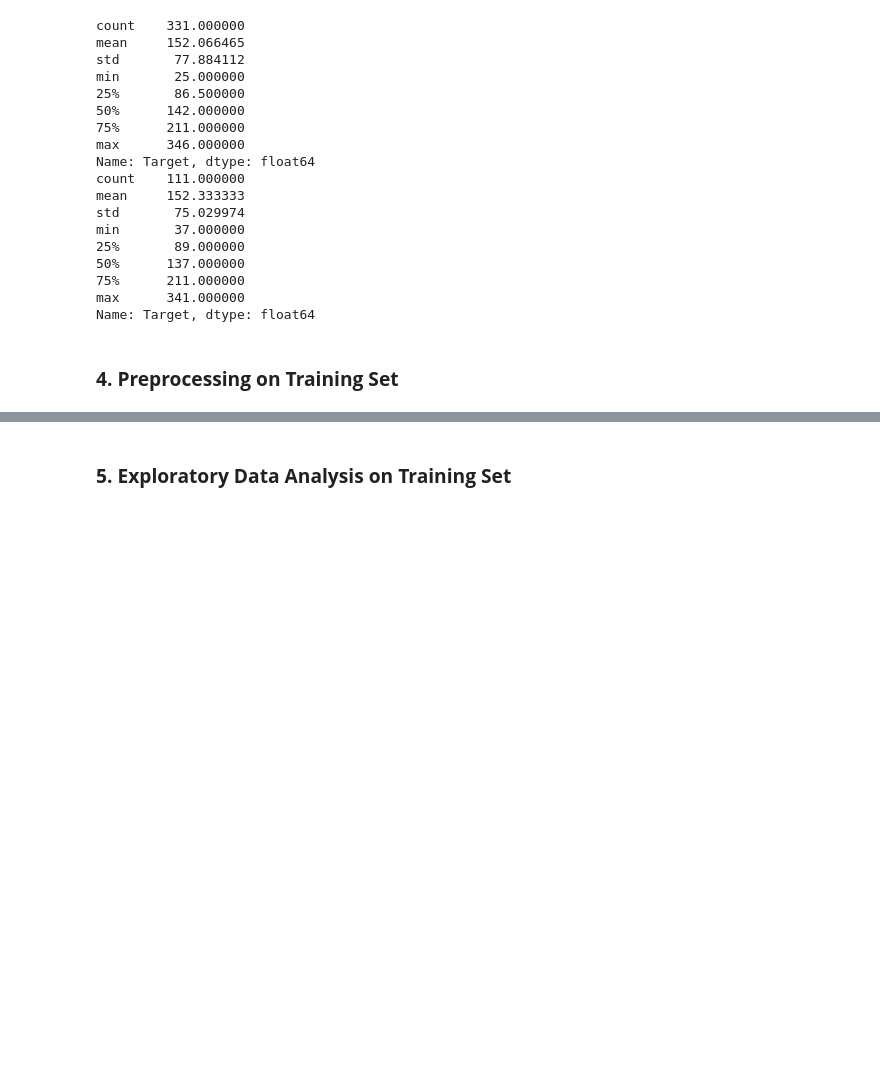
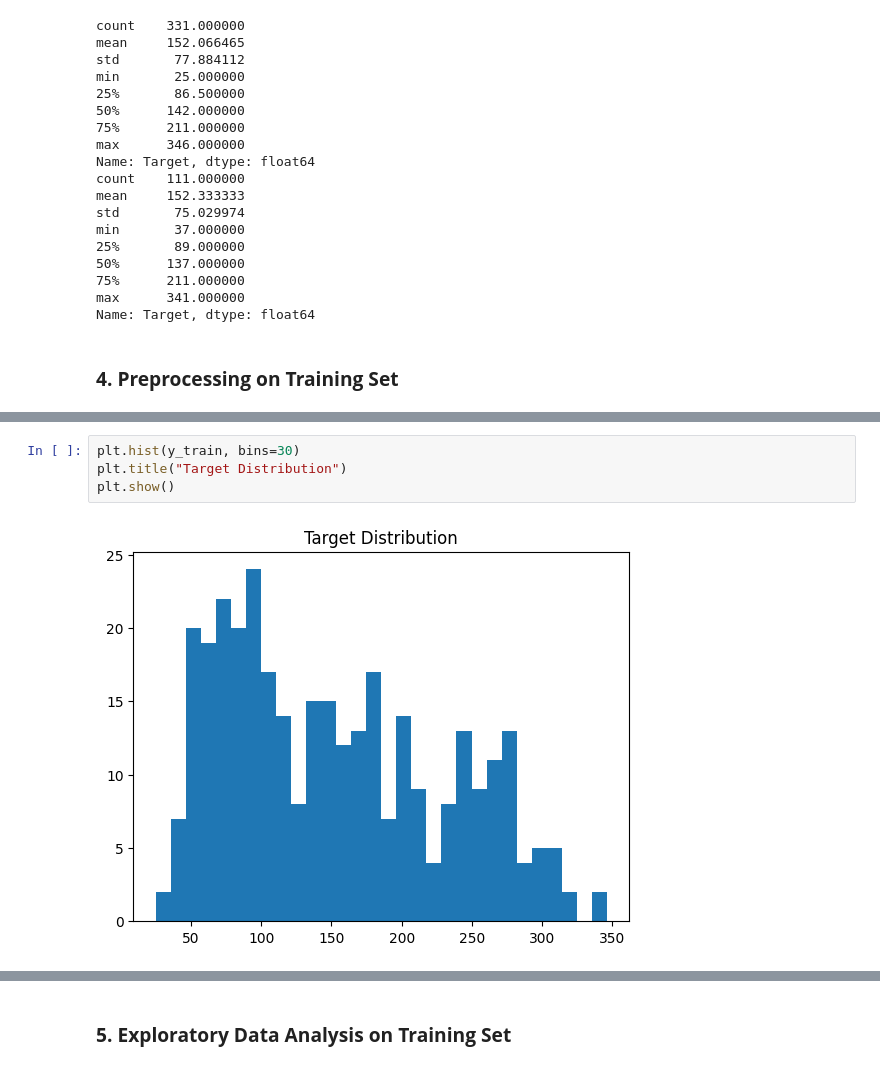
Before and after one commit to atkrish0/statmod, a Jupyter notebook: regression/statsmodels/diabetes_reg_analysis.ipynb, the cells around one changed output, grey strips where cells are left out. Drawn from its saved outputs; the diff is of its cells as text; blank space fills up the shorter version.

```diff
--- a/regression/statsmodels/diabetes_reg_analysis.ipynb
+++ b/regression/statsmodels/diabetes_reg_analysis.ipynb
@@ -289,0 +312,6 @@ Name: Target, dtype: float64
+# %%
+plt.hist(y_train, bins=30)
+plt.title("Target Distribution")
+plt.show()
+# %% [output]
+[figure, added]
```
Also changed, not shown: parts of 51 cells of this notebook.
